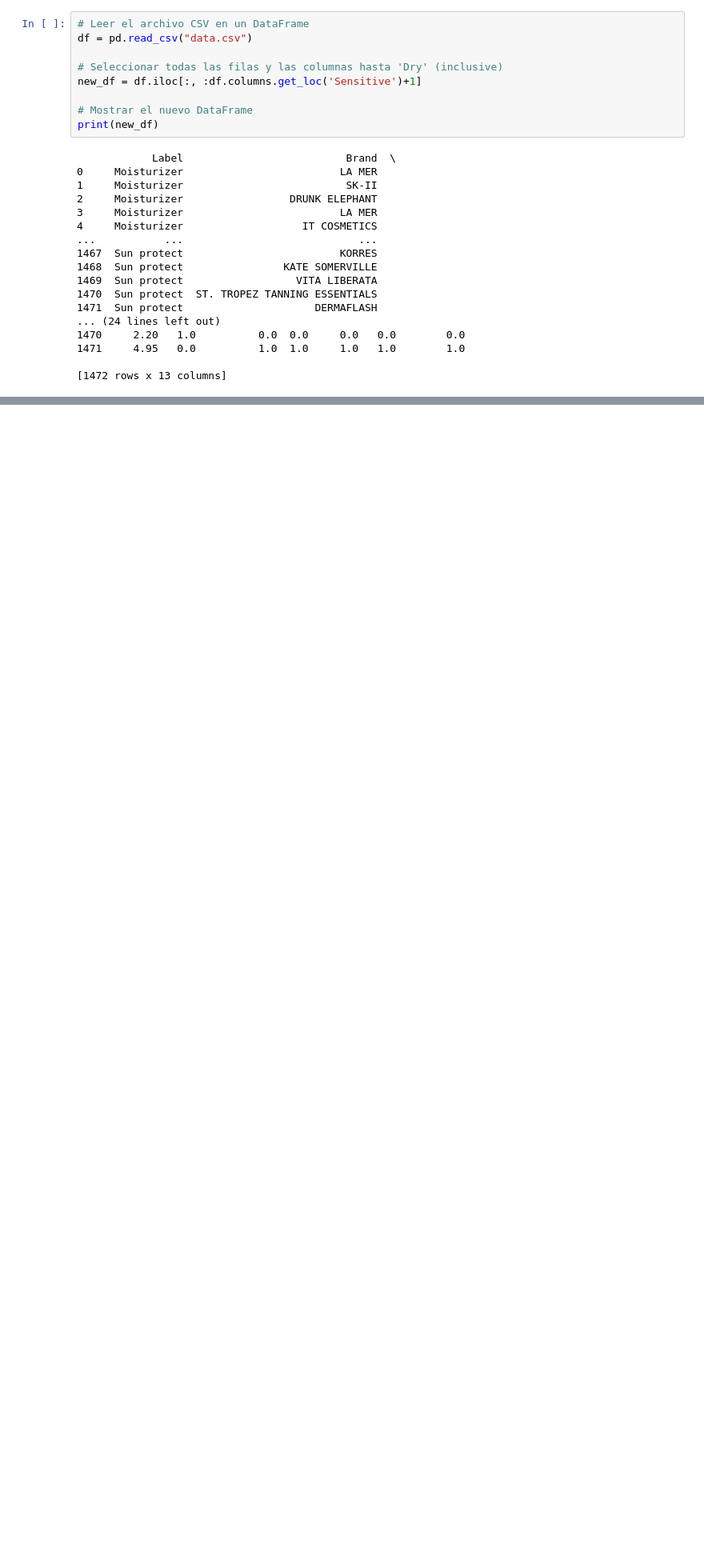
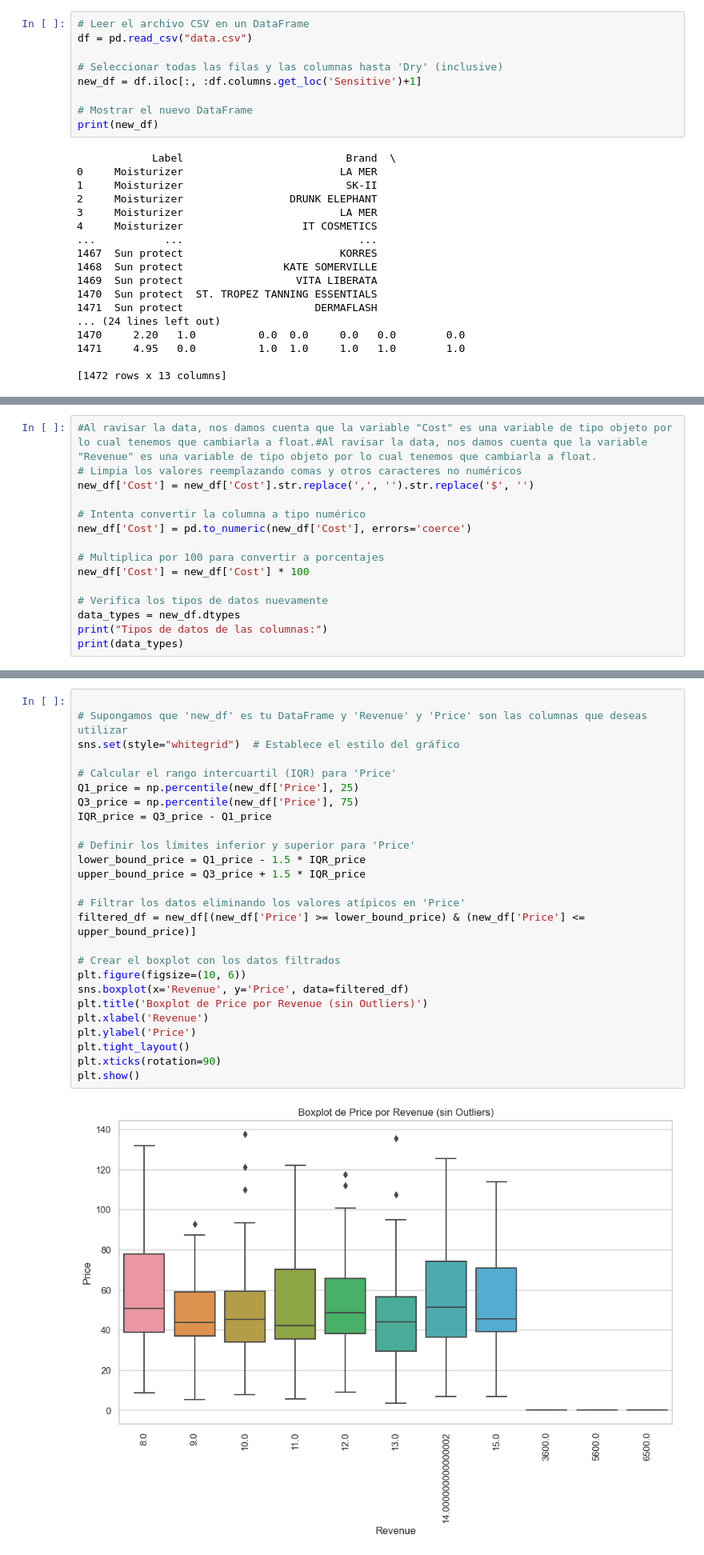
Before and after one commit to td2USA-20232/grupo2, a Jupyter notebook: Caso_uno_p_q.ipynb, the cells around one changed output, grey strips where cells are left out. Shown: that part at 80% size. Saved outputs shown, nothing was run; the diff lists cells and outputs as text; blank space fills up the shorter version.

```diff
--- a/Caso_uno_p_q.ipynb
+++ b/Caso_uno_p_q.ipynb
@@ -112,0 +162,15 @@ print(new_df)
+# %%
+#Al ravisar la data, nos damos cuenta que la variable "Cost" es una variable de tipo objeto por lo cual tenemos que cambiarla a float.#Al ravisar la data, nos damos cuenta que la variable "Revenue" es una variable de tipo objeto por lo cual tenemos que cambiarla a float.
+# Limpia los valores reemplazando comas y otros caracteres no numéricos
+new_df['Cost'] = new_df['Cost'].str.replace(',', '').str.replace('$', '')
+
+# Intenta convertir la columna a tipo numérico
+new_df['Cost'] = pd.to_numeric(new_df['Cost'], errors='coerce')
+
+# Multiplica por 100 para convertir a porcentajes
+new_df['Cost'] = new_df['Cost'] * 100
+
+# Verifica los tipos de datos nuevamente
+data_types = new_df.dtypes
+print("Tipos de datos de las columnas:")
+print(data_types)
@@ -162,5 +242,33 @@ plt.tight_layout()  # Ajusta el espaciado entre elementos del gráfico
 plt.show()
 # %% [output]
 [figure]
+# %%
+
+# Supongamos que 'new_df' es tu DataFrame y 'Revenue' y 'Price' son las columnas que deseas utilizar
+sns.set(style="whitegrid")  # Establece el estilo del gráfico
+
+# Calcular el rango intercuartil (IQR) para 'Price'
+Q1_price = np.percentile(new_df['Price'], 25)
+Q3_price = np.percentile(new_df['Price'], 75)
+IQR_price = Q3_price - Q1_price
+
+# Definir los límites inferior y superior para 'Price'
+lower_bound_price = Q1_price - 1.5 * IQR_price
+upper_bound_price = Q3_price + 1.5 * IQR_price
+
+# Filtrar los datos eliminando los valores atípicos en 'Price'
+filtered_df = new_df[(new_df['Price'] >= lower_bound_price) & (new_df['Price'] <= upper_bound_price)]
+
+# Crear el boxplot con los datos filtrados
+plt.figure(figsize=(10, 6))
+sns.boxplot(x='Revenue', y='Price', data=filtered_df)
+plt.title('Boxplot de Price por Revenue (sin Outliers)')
+plt.xlabel('Revenue')
+plt.ylabel('Price')
+plt.tight_layout()
+plt.xticks(rotation=90)
+plt.show()
+# %% [output]
+[figure, added]
 # %%
 
```
Also changed, not shown: parts of 12 cells of this notebook.
